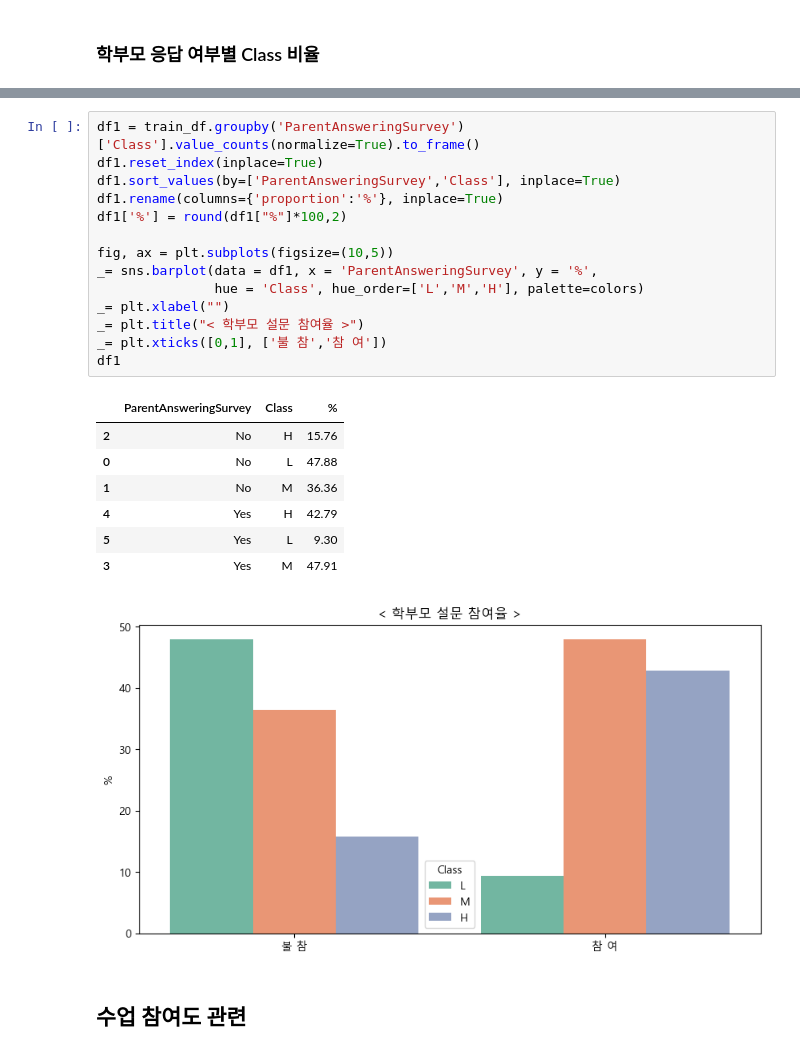
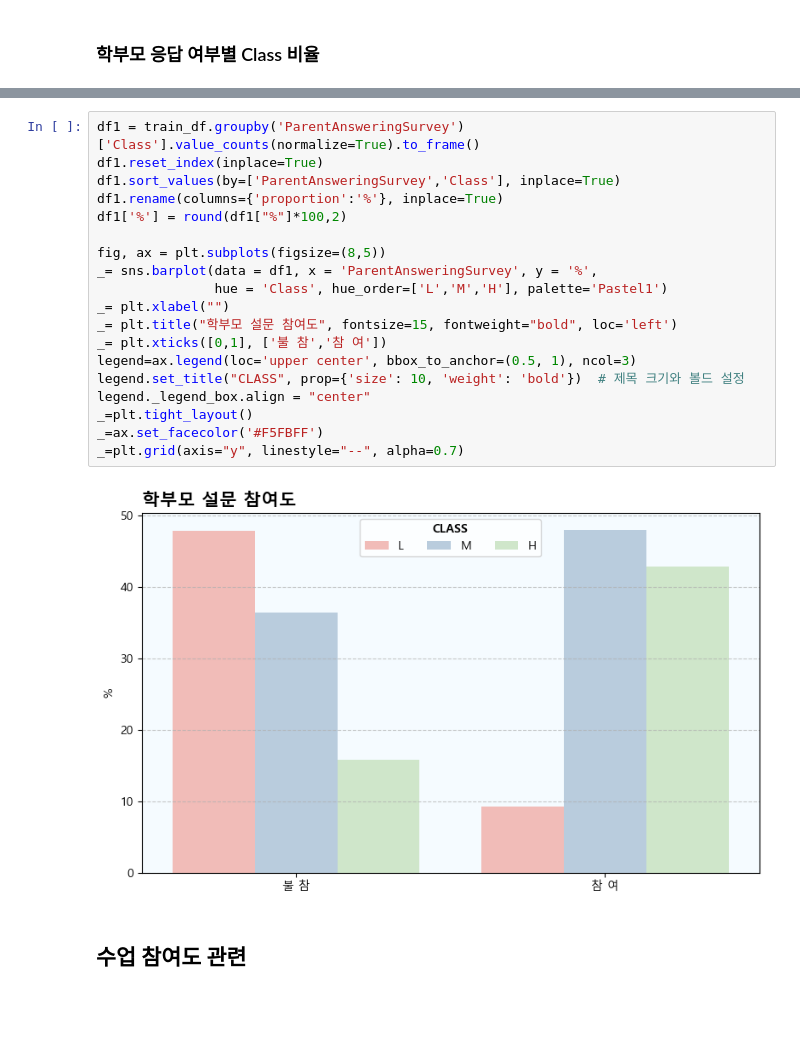
Before and after one commit to YoonseokChoi/EdTech, a Jupyter notebook: Data Analysis/Toy Projects/학업 성취도 예측/학업 성취도 예측.ipynb, the cells around one changed output, grey strips where cells are left out. Cells and saved outputs as stored; diff of their text form; blank space fills up the shorter version.

```diff
--- a/Data Analysis/Toy Projects/학업 성취도 예측/학업 성취도 예측.ipynb
+++ b/Data Analysis/Toy Projects/학업 성취도 예측/학업 성취도 예측.ipynb
@@ -184,26 +209,24 @@ df1
 # %%
 df1 = train_df.groupby('ParentAnsweringSurvey')['Class'].value_counts(normalize=True).to_frame()
 df1.reset_index(inplace=True)
 df1.sort_values(by=['ParentAnsweringSurvey','Class'], inplace=True)
 df1.rename(columns={'proportion':'%'}, inplace=True)
 df1['%'] = round(df1["%"]*100,2)
 
-fig, ax = plt.subplots(figsize=(10,5))
+fig, ax = plt.subplots(figsize=(8,5))
 _= sns.barplot(data = df1, x = 'ParentAnsweringSurvey', y = '%',
-               hue = 'Class', hue_order=['L','M','H'], palette=colors)
+               hue = 'Class', hue_order=['L','M','H'], palette='Pastel1')
 _= plt.xlabel("")
-_= plt.title("< 학부모 설문 참여율 >")
+_= plt.title("학부모 설문 참여도", fontsize=15, fontweight="bold", loc='left')
 _= plt.xticks([0,1], ['불 참','참 여'])
-df1
+legend=ax.legend(loc='upper center', bbox_to_anchor=(0.5, 1), ncol=3)
+legend.set_title("CLASS", prop={'size': 10, 'weight': 'bold'})  # 제목 크기와 볼드 설정
+legend._legend_box.align = "center"
+_=plt.tight_layout()
+_=ax.set_facecolor('#F5FBFF')
+_=plt.grid(axis="y", linestyle="--", alpha=0.7)
 # %% [output]
-|  | ParentAnsweringSurvey | Class | % |
-| 2 | No | H | 15.76 |
-| 0 | No | L | 47.88 |
-| 1 | No | M | 36.36 |
-| 4 | Yes | H | 42.79 |
-| 5 | Yes | L | 9.30 |
-| 3 | Yes | M | 47.91 |
-[figure, old version]
+[figure, new version]
 # %% [markdown]
 ## 수업 참여도 관련
 # %%
```
Also changed, not shown: parts of 10 cells of this notebook, 23 other files.
